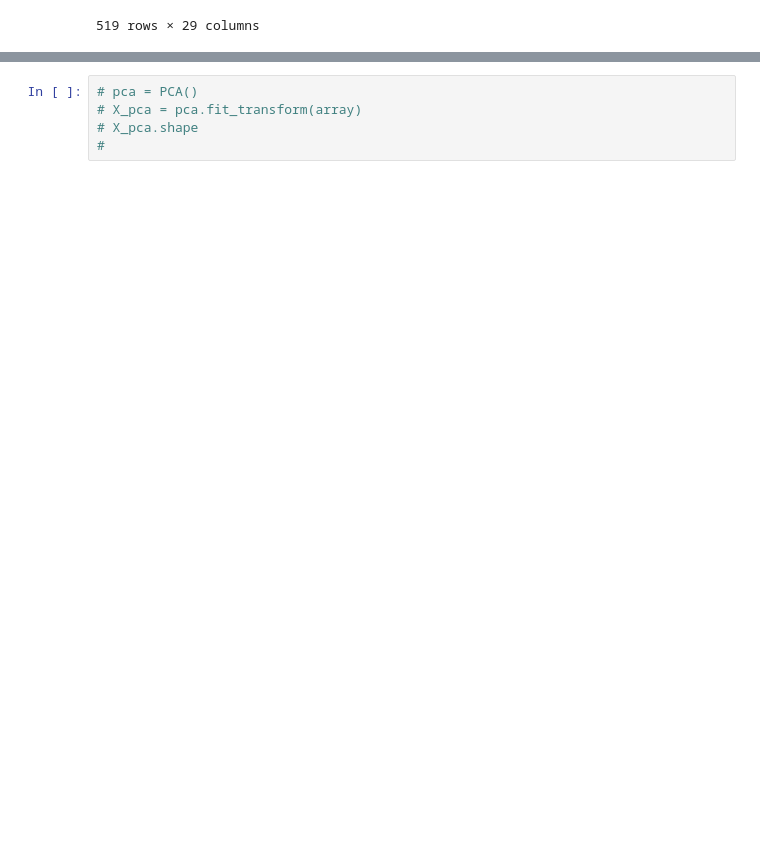
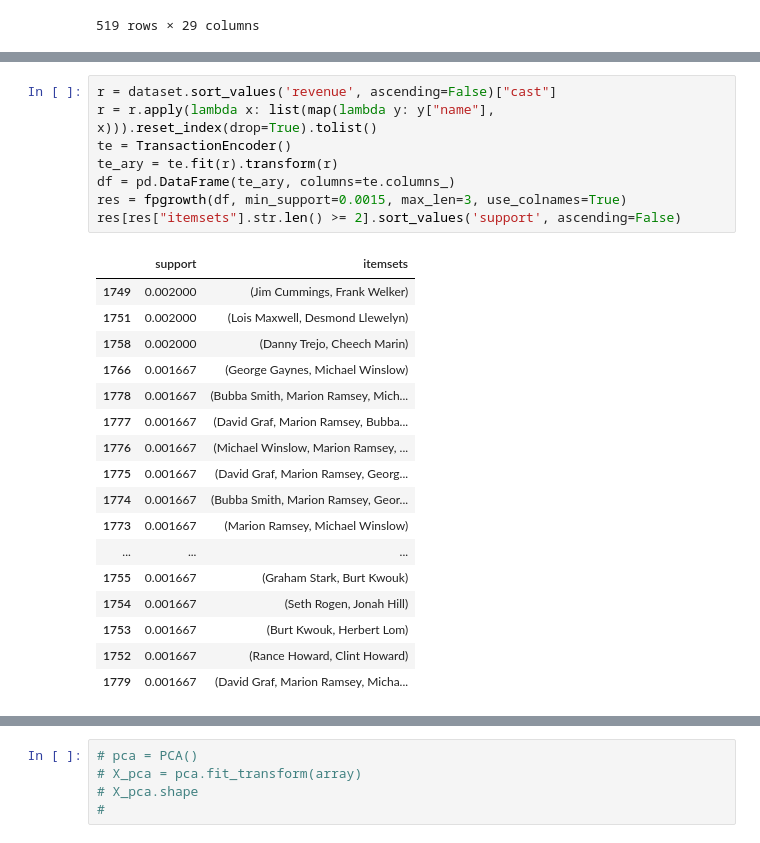
Before and after one commit to kamildoleglo/data-mining-box-office, a Jupyter notebook: ED.ipynb, the cells around one changed output, grey strips where cells are left out. Saved outputs shown, nothing was run; the diff lists cells and outputs as text; blank space fills up the shorter version.

Commit message:
Add 2 and 3-itemsets

```diff
--- a/ED.ipynb
+++ b/ED.ipynb
@@ -469,4 +470,30 @@ apriori(df, min_support=0.02, use_colnames=True)
 | 8 | 0.020 | (Tom Hanks) |
+# %%
+r = dataset.sort_values('revenue', ascending=False)["cast"]
+r = r.apply(lambda x: list(map(lambda y: y["name"], x))).reset_index(drop=True).tolist()
+te = TransactionEncoder()
+te_ary = te.fit(r).transform(r)
+df = pd.DataFrame(te_ary, columns=te.columns_)
+res = fpgrowth(df, min_support=0.0015, max_len=3, use_colnames=True)
+res[res["itemsets"].str.len() >= 2].sort_values('support', ascending=False)
+# %% [output]
+|  | support | itemsets |
+| 1749 | 0.002000 | (Jim Cummings, Frank Welker) |
+| 1751 | 0.002000 | (Lois Maxwell, Desmond Llewelyn) |
+| 1758 | 0.002000 | (Danny Trejo, Cheech Marin) |
+| 1766 | 0.001667 | (George Gaynes, Michael Winslow) |
+| 1778 | 0.001667 | (Bubba Smith, Marion Ramsey, Mich... |
+| 1777 | 0.001667 | (David Graf, Marion Ramsey, Bubba... |
+| 1776 | 0.001667 | (Michael Winslow, Marion Ramsey, ... |
+| 1775 | 0.001667 | (David Graf, Marion Ramsey, Georg... |
+| 1774 | 0.001667 | (Bubba Smith, Marion Ramsey, Geor... |
+| 1773 | 0.001667 | (Marion Ramsey, Michael Winslow) |
+| ... | ... | ... |
+| 1755 | 0.001667 | (Graham Stark, Burt Kwouk) |
+| 1754 | 0.001667 | (Seth Rogen, Jonah Hill) |
+| 1753 | 0.001667 | (Burt Kwouk, Herbert Lom) |
+| 1752 | 0.001667 | (Rance Howard, Clint Howard) |
+| 1779 | 0.001667 | (David Graf, Marion Ramsey, Micha... |
 # %%
 r = dataset.sort_values('revenue', ascending=False)["crew"].head(500)
 r = r.apply(lambda x: list(map(lambda y: y["name"], x))).reset_index(drop=True).tolist()
```
Also changed, not shown: parts of 6 cells of this notebook.
